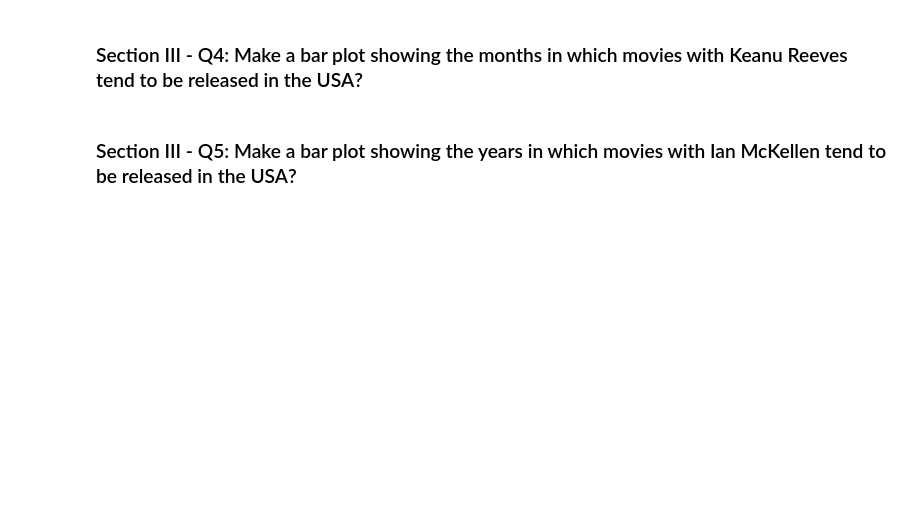
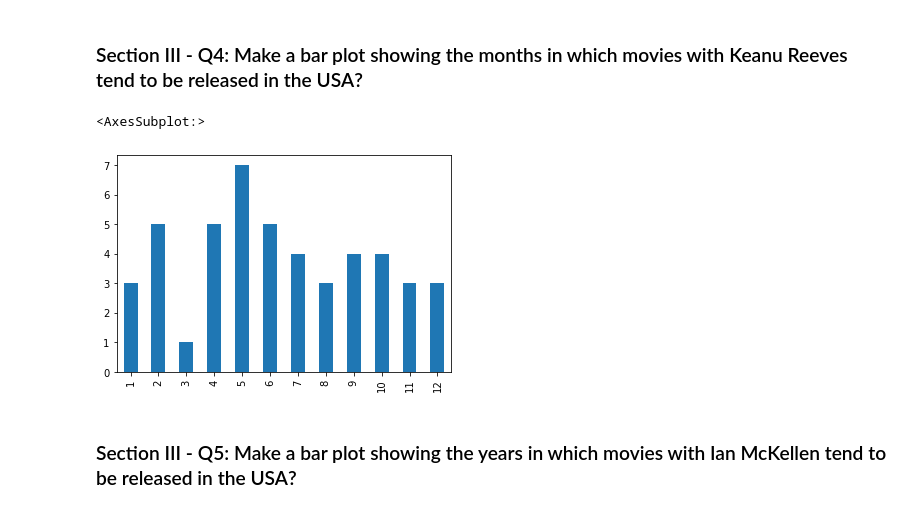
Before and after one commit to charlescoult/mec-mini-projects, a Jupyter notebook: mec-5.3.10-data-wranging-with-pandas-mini-project/Mini_Project_Data_Wrangling_Pandas.ipynb, the cells around one changed output. Drawn from its saved outputs; the diff is of its cells as text; code cells hidden in the pictures; blank space fills up the shorter version.

```diff
--- a/mec-5.3.10-data-wranging-with-pandas-mini-project/Mini_Project_Data_Wrangling_Pandas.ipynb
+++ b/mec-5.3.10-data-wranging-with-pandas-mini-project/Mini_Project_Data_Wrangling_Pandas.ipynb
@@ -582,4 +632,12 @@ christmas.date.dt.month.value_counts().sort_index().plot(kind='bar')
 # %% [markdown]
 ### Section III - Q4: Make a bar plot showing the months in which movies with Keanu Reeves tend to be released in the USA?
+# %%
+kr_roles = cast[cast['name'] == 'Keanu Reeves'].merge(
+    release_dates[release_dates['country'] == 'USA'], on=['title','year']
+)
+kr_roles['date'].dt.month.value_counts().sort_index().plot(kind='bar')
+# %% [output]
+<AxesSubplot:>
+[figure, added]
 # %% [markdown]
 ### Section III - Q5: Make a bar plot showing the years in which movies with Ian McKellen tend to be released in the USA?
```
Also changed, not shown: parts of 7 cells of this notebook.
